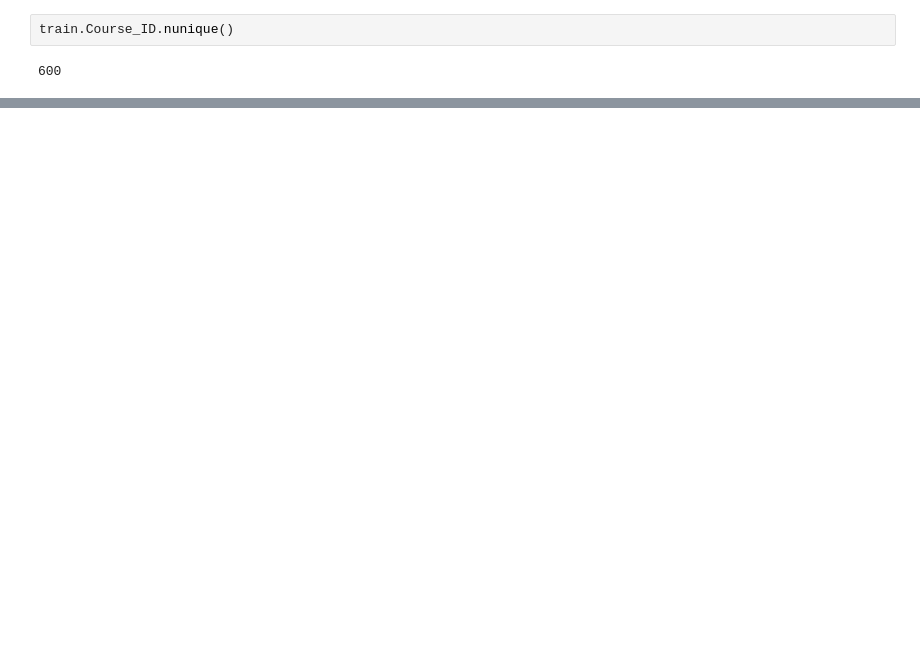
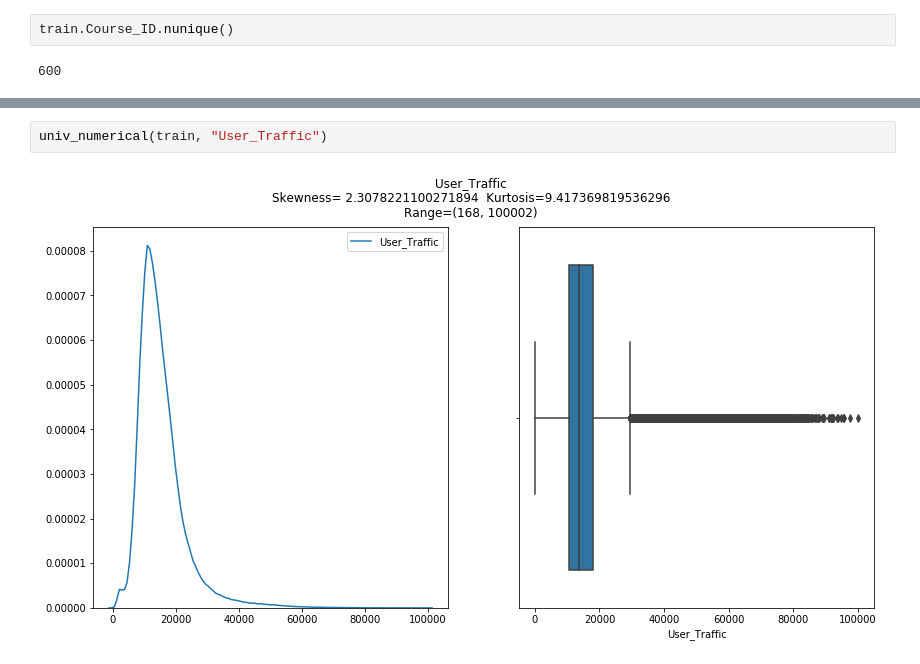
Before and after one commit to iasarthak/AV-Bootcamp-ML-Hackathon, a Jupyter notebook: Untitled.ipynb, the cells around one changed output, grey strips where cells are left out. Drawn from its saved outputs; the diff is of its cells as text; blank space fills up the shorter version.

```diff
--- a/Untitled.ipynb
+++ b/Untitled.ipynb
@@ -355,0 +439,4 @@ sample_sub.head()
+# %%
+univ_numerical(train, "User_Traffic")
+# %% [output]
+[figure, added]
```
Also changed, not shown: parts of 90 cells of this notebook.
